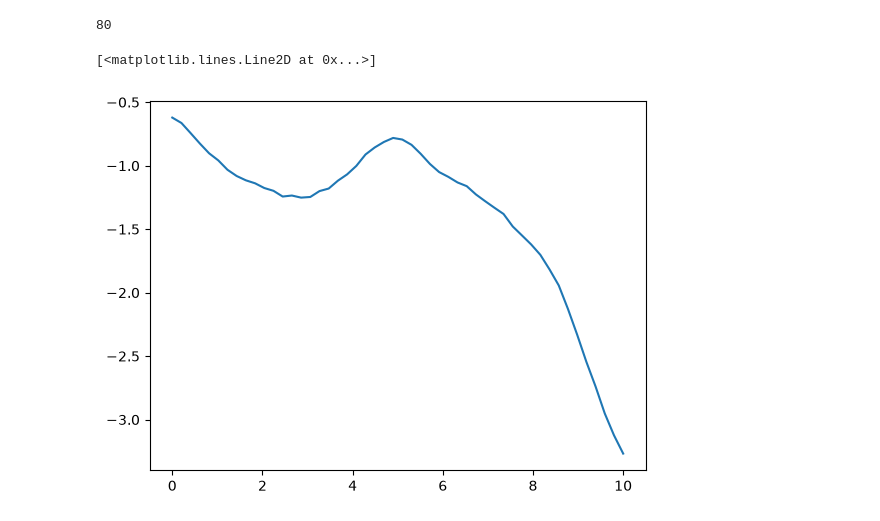
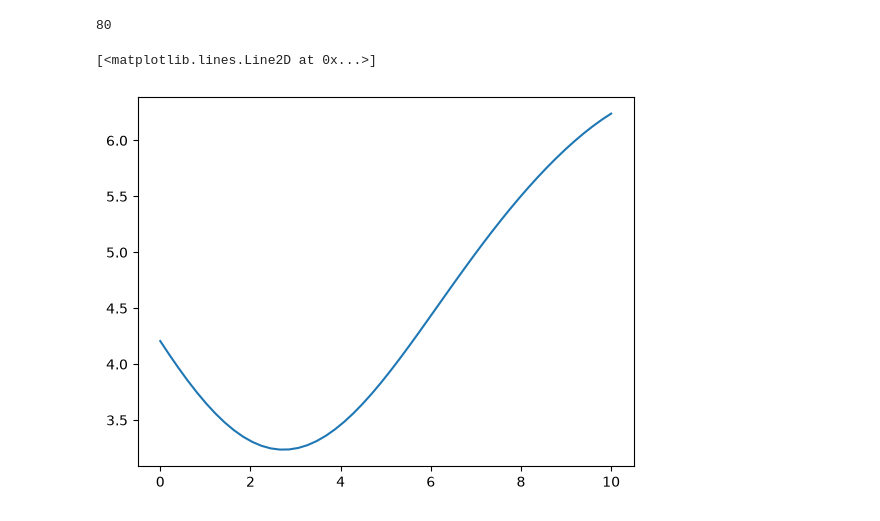
Before and after one commit to dtfrake/hmc-dust, a Jupyter notebook: fitting_variance_scale_nu_matern_fft.ipynb, the cells around one changed output. Cells and saved outputs as stored; diff of their text form; code cells hidden in the pictures.

```diff
--- a/fitting_variance_scale_nu_matern_fft.ipynb
+++ b/fitting_variance_scale_nu_matern_fft.ipynb
@@ -13,7 +13,7 @@ import matplotlib.pyplot as plt
 
 num_dimensions = 50
 num_data = 50
-noise_magnitude_on_each_point = 0.1
+noise_magnitude_on_each_point = 0.3
 total_length = 10
 # MAKE SURE NUM_FOURIER_ENTRIES IS EVEN
 boundary_padding = 6
@@ -101,36 +101,37 @@ diagonal_values = jnp.ones(num_data)*noise_magnitude_on_each_point**2
 
 cov_data_matrix = jnp.diag(diagonal_values)
 inv_cov_data_matrix = jnp.linalg.inv(cov_data_matrix)
 
-k1, k2, k3, k4 = jr.split(jr.key(97), 4)
+k1, k2, k3, k4 = jr.split(jr.key(99), 4)
 x_obs = jr.uniform(k1, shape=(num_data,), minval=0.0, maxval=total_length)
 y_obs_true = jnp.sin(30*x_obs/10) * jnp.exp(-5*x_obs/10)
 y_obs_err = noise_magnitude_on_each_point * jnp.ones_like(y_obs_true)
 noise = y_obs_err * jr.normal(k2, shape=y_obs_true.shape)
 y_obs = y_obs_true + noise
 
 #plt.errorbar(x_obs, y_obs, yerr=y_obs_err, fmt='o', label='Observations')
 
 def matern_32(r, variance=2.7, scale=7, jitter=1e-6):
     result = variance * (1 + jnp.sqrt(3)*r/scale)*jnp.exp(-1*jnp.sqrt(3)*r/scale);
     return jnp.where(r > 0, result, result * (1.0 + jitter));
 
 
 def dist_function(i, j):
     return jnp.abs(i - j)*total_length/(num_dimensions - 1)
 
 shape = (num_dimensions, num_dimensions)
 dist_matrix = jnp.fromfunction(dist_function, shape)
 K = matern_32(dist_matrix)
 L = jnp.linalg.cholesky(K)
-xi = jr.normal(k3, shape = num_dimensions)
+xi = jr.normal(k3, shape = num_fourier_entries)
 noise = jr.normal(k4, shape = num_dimensions)*noise_magnitude_on_each_point
-true_field = L @ xi
+#The params given are logvar, logscale, and lognu in that order
+true_field = fft_field(xi, (3, 2, 2))
 y_obs = true_field + noise
 x_obs = fixed_points_linspace
 plt.plot(fixed_points_linspace, true_field)
 # %% [output]
 [<matplotlib.lines.Line2D at 0x...>]
-[figure, old version]
+[figure, new version]
 # %%
 def logvarprior(logvar):
```
Also changed, not shown: parts of 3 cells of this notebook, 4 other files.
